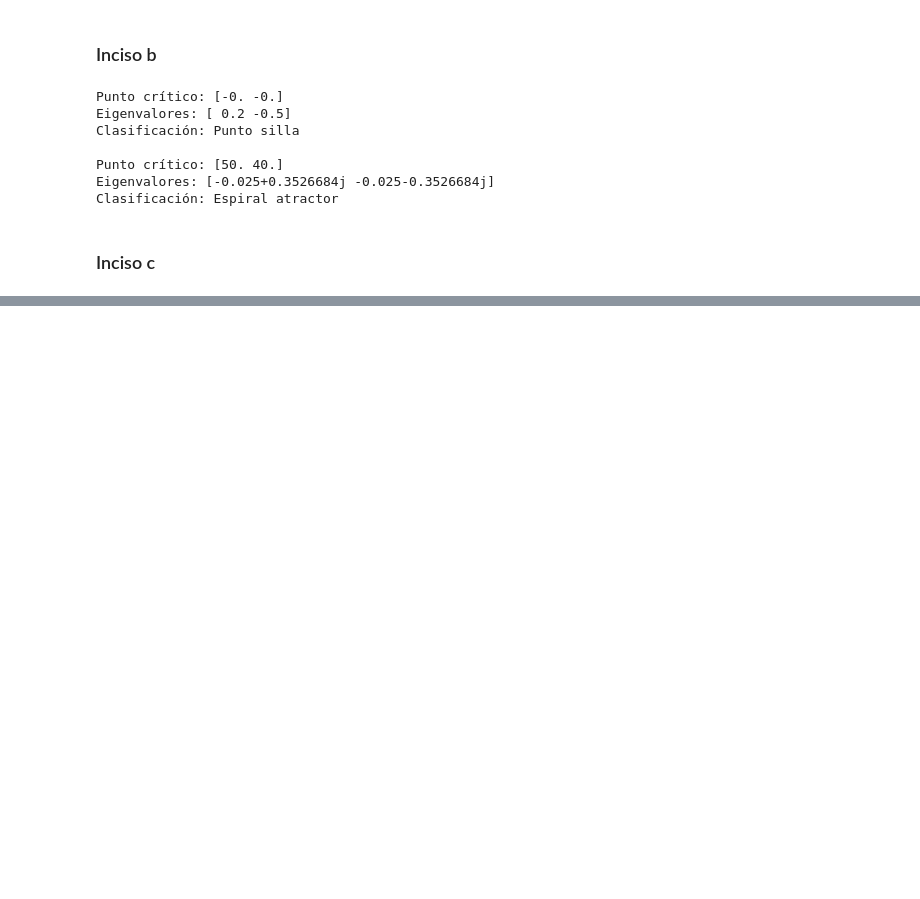
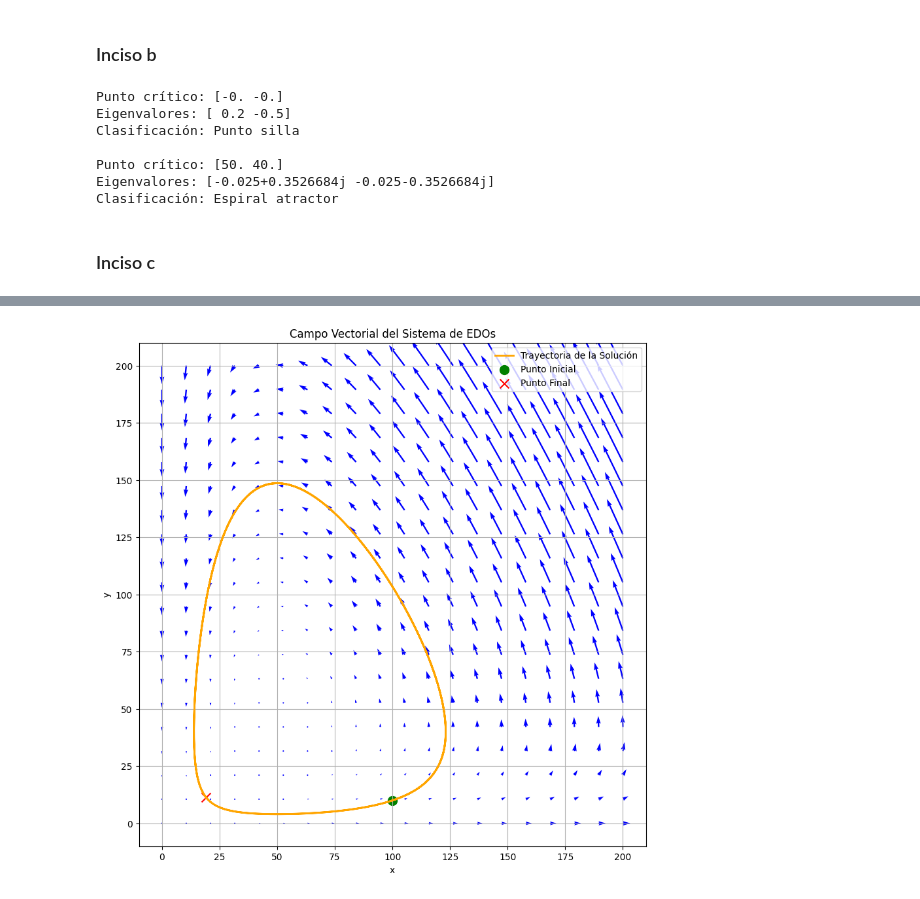
Before and after one commit to pabloozamora/UVG_Modsim_Lab_3, a Jupyter notebook: ejercicio_2.ipynb, the cells around one changed output, grey strips where cells are left out. Saved outputs shown, nothing was run; the diff lists cells and outputs as text; code cells hidden in the pictures; blank space fills up the shorter version.

```diff
--- a/ejercicio_2.ipynb
+++ b/ejercicio_2.ipynb
@@ -353,0 +387,20 @@ Período aproximado de y(t) basado en picos: 23.2 unidades de tiempo
+# %%
+# Parámetros iniciales
+y0 = [100, 10]  # x(0) = 100, y(0) = 10
+t0 = 0
+tf = 60
+h = 0.1
+
+# Resolver el sistema de EDOs usando RK4
+t_values, y_values = runge_kutta_4_system(system_of_eqs, y0, t0, tf, h)
+
+# Graficar el campo vectorial y la trayectoria de la solución
+plot_vector_field_system(
+    F_vector=[lambda t, y: 0.2*y[0] - 0.005*y[0]*y[1], lambda t, y: -0.5*y[1] + 0.01*y[0]*y[1]],
+    x_range=[0, 200],
+    y_range=[0, 200],
+    grid_size=20,
+    solution_trajectory=y_values
+)
+# %% [output]
+[figure, added]
```
Also changed, not shown: parts of 6 cells of this notebook.
